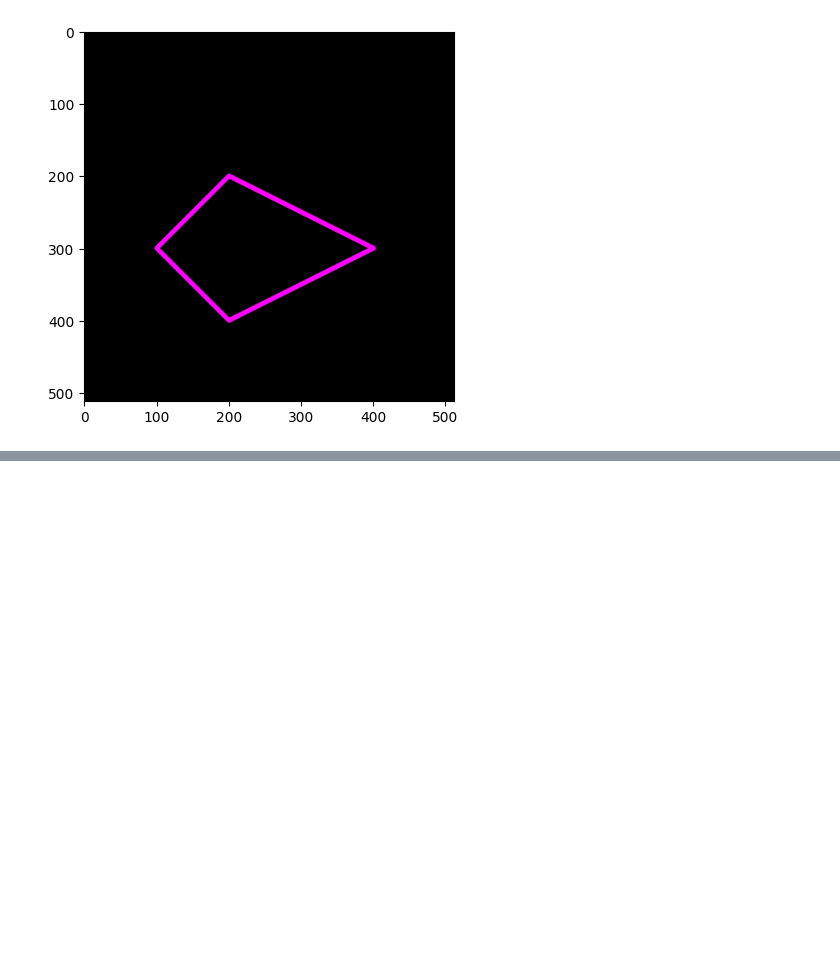
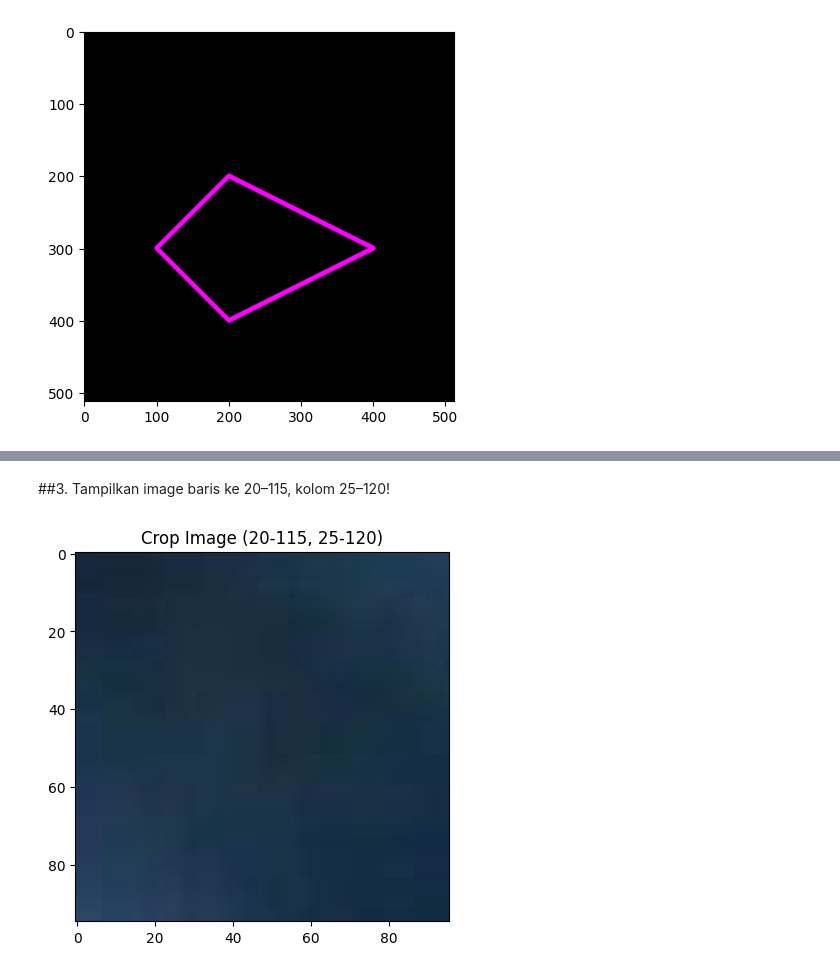
Before and after one commit to dedybayu/DedyBayu_PCVK_Genap_2025, a Jupyter notebook: PCVK_Week2.ipynb, the cells around one changed output, grey strips where cells are left out. Drawn from its saved outputs; the diff is of its cells as text; code cells hidden in the pictures; blank space fills up the shorter version.

```diff
--- a/PCVK_Week2.ipynb
+++ b/PCVK_Week2.ipynb
@@ -149,0 +220,9 @@ plt.imshow(black_img2)
+# %% [markdown]
+##3. Tampilkan image baris ke 20–115, kolom 25–120!
+# %%
+crop = img[20:115, 25:121]
+plt.imshow(crop)
+plt.title("Crop Image (20-115, 25-120)")
+plt.show()
+# %% [output]
+[figure, added]
```
Also changed, not shown: parts of 9 cells of this notebook.
